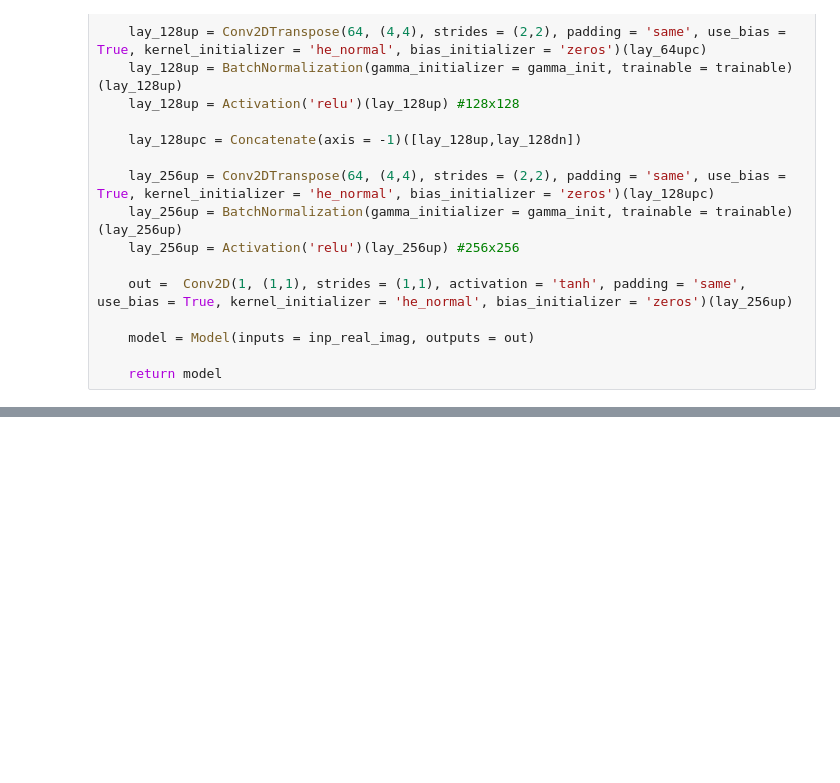
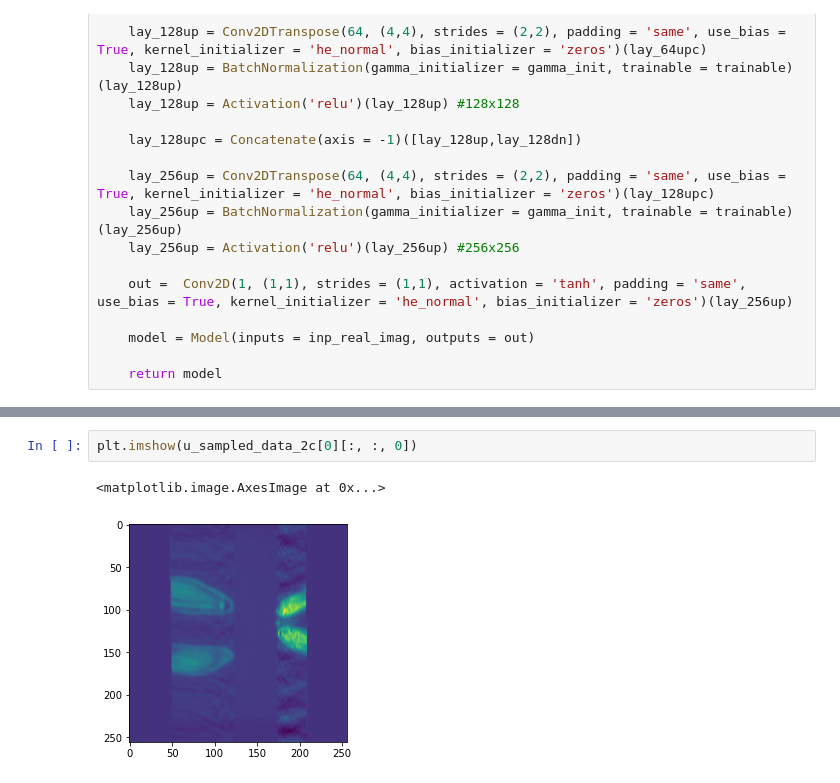
Before and after one commit to amanichopra/Deep-Learning-MRI-Reconstruction, a Jupyter notebook: archive/Model.ipynb, the cells around one changed output, grey strips where cells are left out. Drawn from its saved outputs; the diff is of its cells as text; blank space fills up the shorter version.

```diff
--- a/archive/Model.ipynb
+++ b/archive/Model.ipynb
@@ -221,0 +279,5 @@ def define_gan_model(gen_model, dis_model, inp_shape):
+# %%
+plt.imshow(u_sampled_data_2c[0][:, :, 0])
+# %% [output]
+<matplotlib.image.AxesImage at 0x...>
+[figure, added]
```
Also changed, not shown: parts of 12 cells of this notebook, 2 other files.
